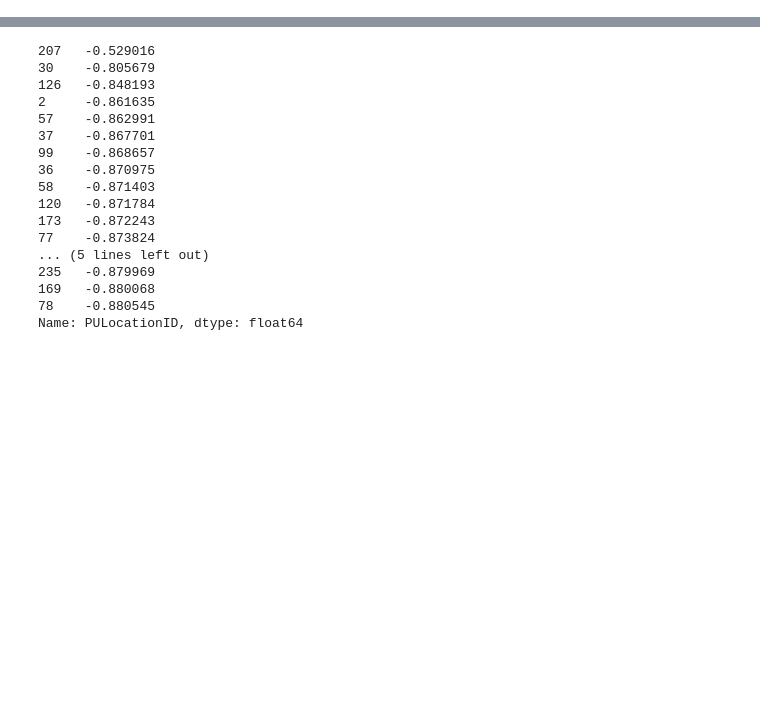
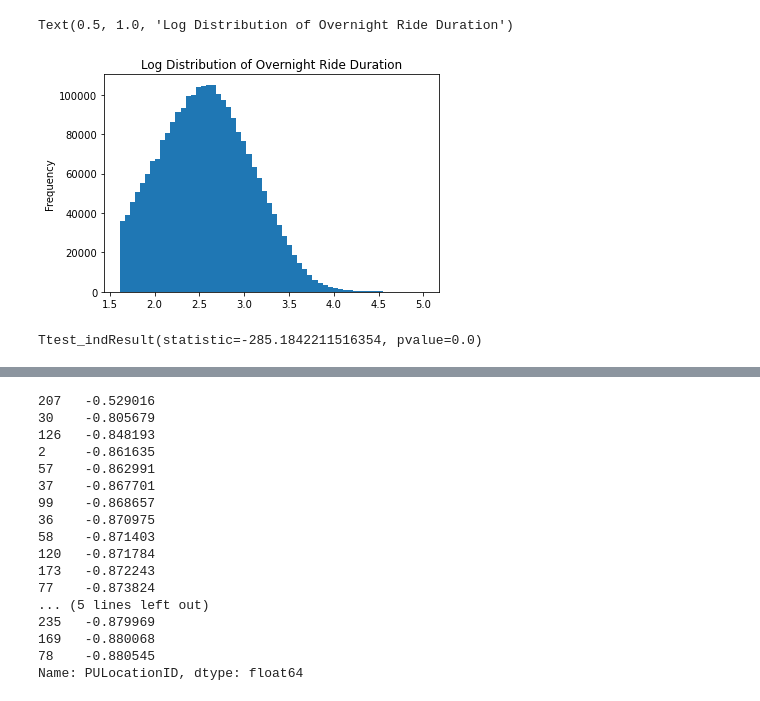
Before and after one commit to JeremyR327/EssentialWorkerRides_ML_Model, a Jupyter notebook: MLC_FHV_classification_EA.ipynb, the cells around one changed output, grey strips where cells are left out. Cells and saved outputs as stored; diff of their text form; code cells hidden in the pictures; blank space fills up the shorter version.

```diff
--- a/MLC_FHV_classification_EA.ipynb
+++ b/MLC_FHV_classification_EA.ipynb
@@ -38,3 +56,14 @@ FHV = FHV[FHV['Duration'] >= 5].compute()
+# %%
+np.log(FHV[(FHV['overnight'] == 1)]['Duration']).plot.hist(bins=60)
+plt.title('Log Distribution of Overnight Ride Duration')
+# %% [output]
+Text(0.5, 1.0, 'Log Distribution of Overnight Ride Duration')
+[figure, added]
+# %%
+from scipy import stats
+stats.ttest_ind((FHV[(FHV['overnight'] == 1)]['Duration']), FHV['Duration'])
+# %% [output]
+Ttest_indResult(statistic=-285.1842211516354, pvalue=0.0)
 # %%
 for c in FHV['Company'].unique():
     print(c,'total ride percentage:', len(FHV[FHV['Company']==c]) / len(FHV))
```
Also changed, not shown: parts of 25 cells of this notebook.
